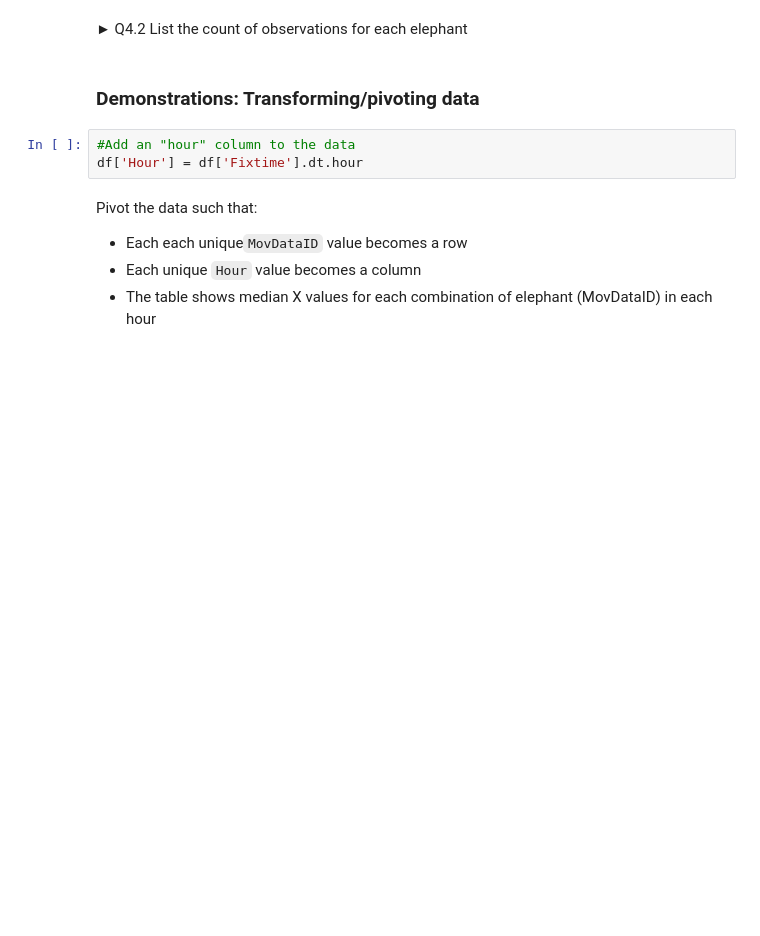
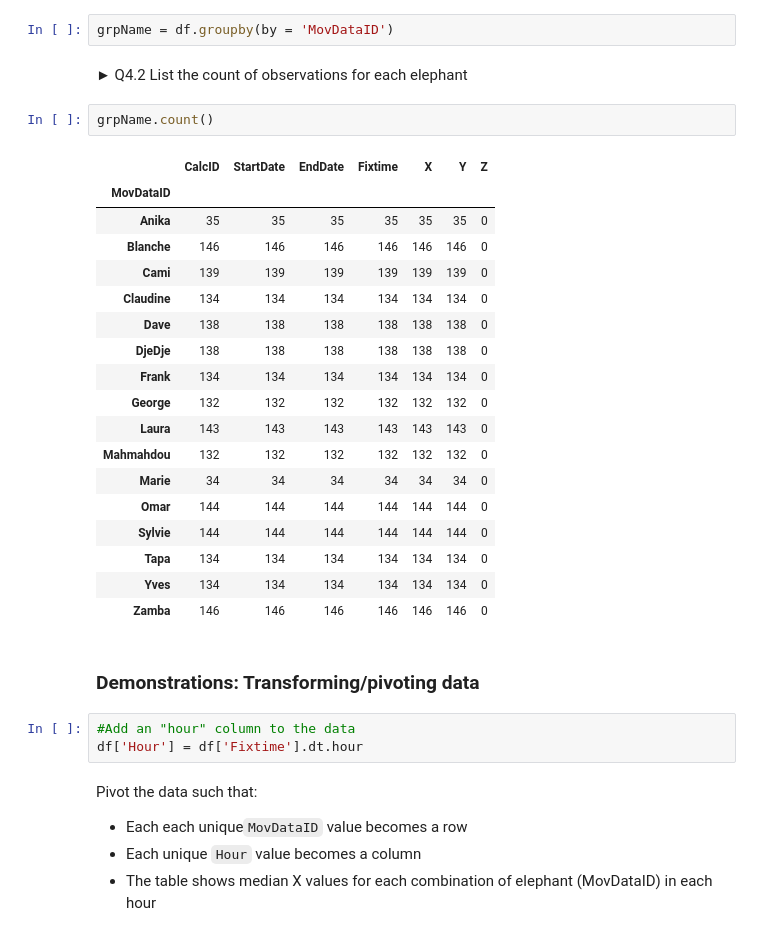
Before and after one commit to Alonso-Velas/ScientificComputing, a Jupyter notebook: 2-Pandas/X-Pandas-Exercise.ipynb, the cells around one changed output. Saved outputs shown, nothing was run; the diff lists cells and outputs as text; blank space fills up the shorter version.

```diff
--- a/2-Pandas/X-Pandas-Exercise.ipynb
+++ b/2-Pandas/X-Pandas-Exercise.ipynb
@@ -184,5 +200,28 @@ grpName =
+# %%
+grpName = df.groupby(by = 'MovDataID')
 # %% [markdown]
 ► Q4.2 List the count of observations for each elephant
+# %%
+grpName.count()
+# %% [output]
+|  | CalcID | StartDate | EndDate | Fixtime | X | Y | Z |
+| MovDataID |  |  |  |  |  |  |  |
+| Anika | 35 | 35 | 35 | 35 | 35 | 35 | 0 |
+| Blanche | 146 | 146 | 146 | 146 | 146 | 146 | 0 |
+| Cami | 139 | 139 | 139 | 139 | 139 | 139 | 0 |
+| Claudine | 134 | 134 | 134 | 134 | 134 | 134 | 0 |
+| Dave | 138 | 138 | 138 | 138 | 138 | 138 | 0 |
+| DjeDje | 138 | 138 | 138 | 138 | 138 | 138 | 0 |
+| Frank | 134 | 134 | 134 | 134 | 134 | 134 | 0 |
+| George | 132 | 132 | 132 | 132 | 132 | 132 | 0 |
+| Laura | 143 | 143 | 143 | 143 | 143 | 143 | 0 |
+| Mahmahdou | 132 | 132 | 132 | 132 | 132 | 132 | 0 |
+| Marie | 34 | 34 | 34 | 34 | 34 | 34 | 0 |
+| Omar | 144 | 144 | 144 | 144 | 144 | 144 | 0 |
+| Sylvie | 144 | 144 | 144 | 144 | 144 | 144 | 0 |
+| Tapa | 134 | 134 | 134 | 134 | 134 | 134 | 0 |
+| Yves | 134 | 134 | 134 | 134 | 134 | 134 | 0 |
+| Zamba | 146 | 146 | 146 | 146 | 146 | 146 | 0 |
 # %% [markdown]
 ### Demonstrations: Transforming/pivoting data
 # %%
```
Also changed, not shown: parts of 9 cells of this notebook.
